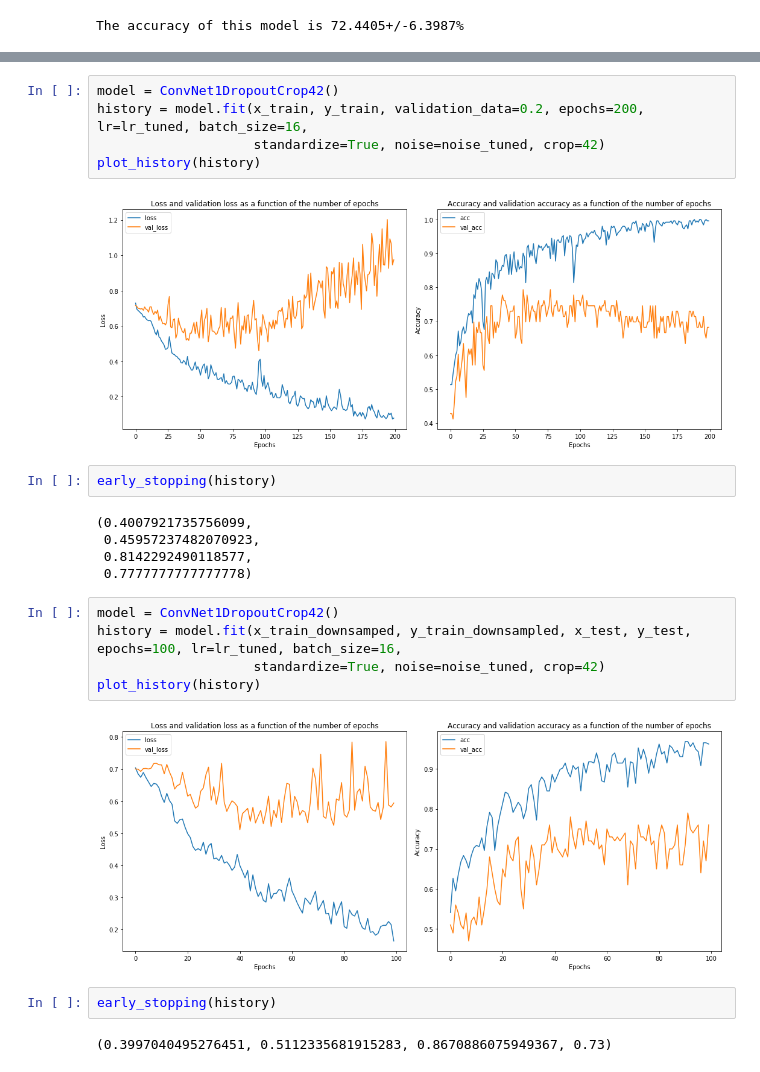
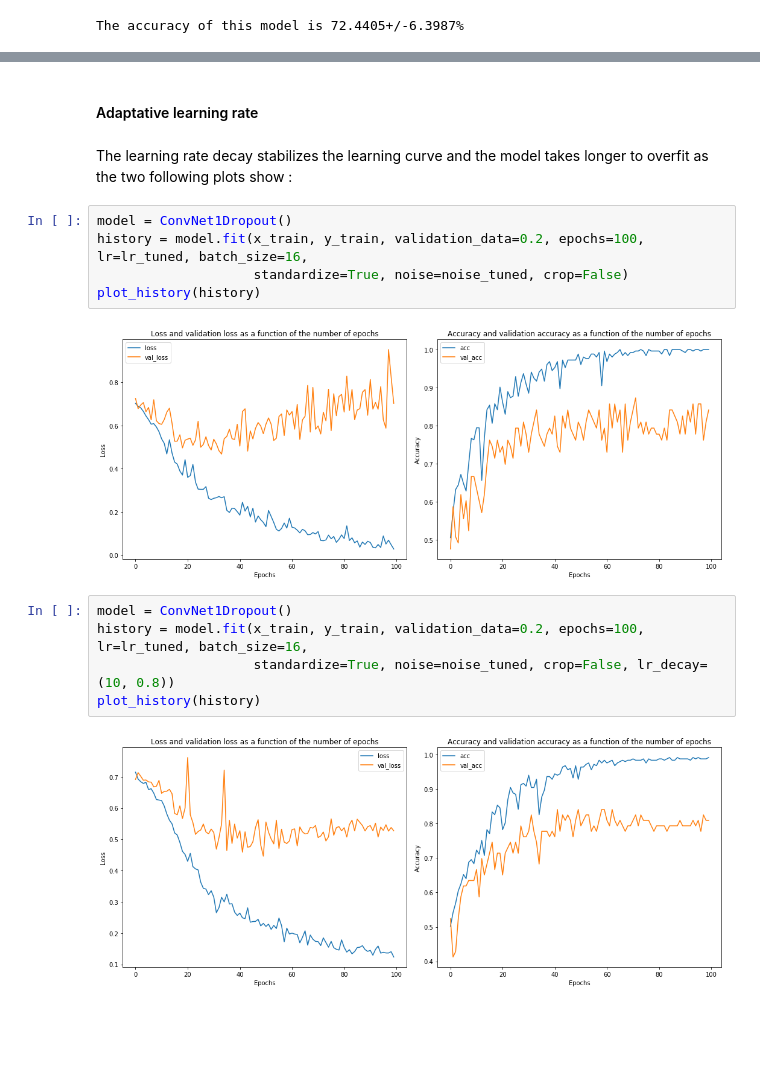
Before and after one commit to SSappy/deep_learning_epfl, a Jupyter notebook: project1/src/notebooks/Convolutional networks.ipynb, the cells around one changed output, grey strips where cells are left out. Drawn from its saved outputs; the diff is of its cells as text; blank space fills up the shorter version.

Commit message:
rnn + conv

```diff
--- a/project1/src/notebooks/Convolutional networks.ipynb
+++ b/project1/src/notebooks/Convolutional networks.ipynb
@@ -283,25 +288,18 @@ acc_list_crop
+# %% [markdown]
+#### Adaptative learning rate
+# %% [markdown]
+The learning rate decay stabilizes the learning curve and the model takes longer to overfit as the two following plots show :
 # %%
-model = ConvNet1DropoutCrop42()
-history = model.fit(x_train, y_train, validation_data=0.2, epochs=200, lr=lr_tuned, batch_size=16,
-                    standardize=True, noise=noise_tuned, crop=42)
+model = ConvNet1Dropout()
+history = model.fit(x_train, y_train, validation_data=0.2, epochs=100, lr=lr_tuned, batch_size=16,
+                    standardize=True, noise=noise_tuned, crop=False)
 plot_history(history)
 # %% [output]
-[figure, old version]
+[figure, new version]
-# %%
-early_stopping(history)
-# %% [output]
-(0.4007921735756099,
- 0.45957237482070923,
- 0.8142292490118577,
- 0.7777777777777778)
 # %%
-model = ConvNet1DropoutCrop42()
-history = model.fit(x_train_downsamped, y_train_downsampled, x_test, y_test, epochs=100, lr=lr_tuned, batch_size=16,
-                    standardize=True, noise=noise_tuned, crop=42)
+model = ConvNet1Dropout()
+history = model.fit(x_train, y_train, validation_data=0.2, epochs=100, lr=lr_tuned, batch_size=16,
+                    standardize=True, noise=noise_tuned, crop=False, lr_decay=(10, 0.8))
 plot_history(history)
 # %% [output]
-[figure, old version]
+[figure, new version]
-# %%
-early_stopping(history)
-# %% [output]
-(0.3997040495276451, 0.5112335681915283, 0.8670886075949367, 0.73)
```
Also changed, not shown: parts of 14 cells of this notebook, 14 other files.
